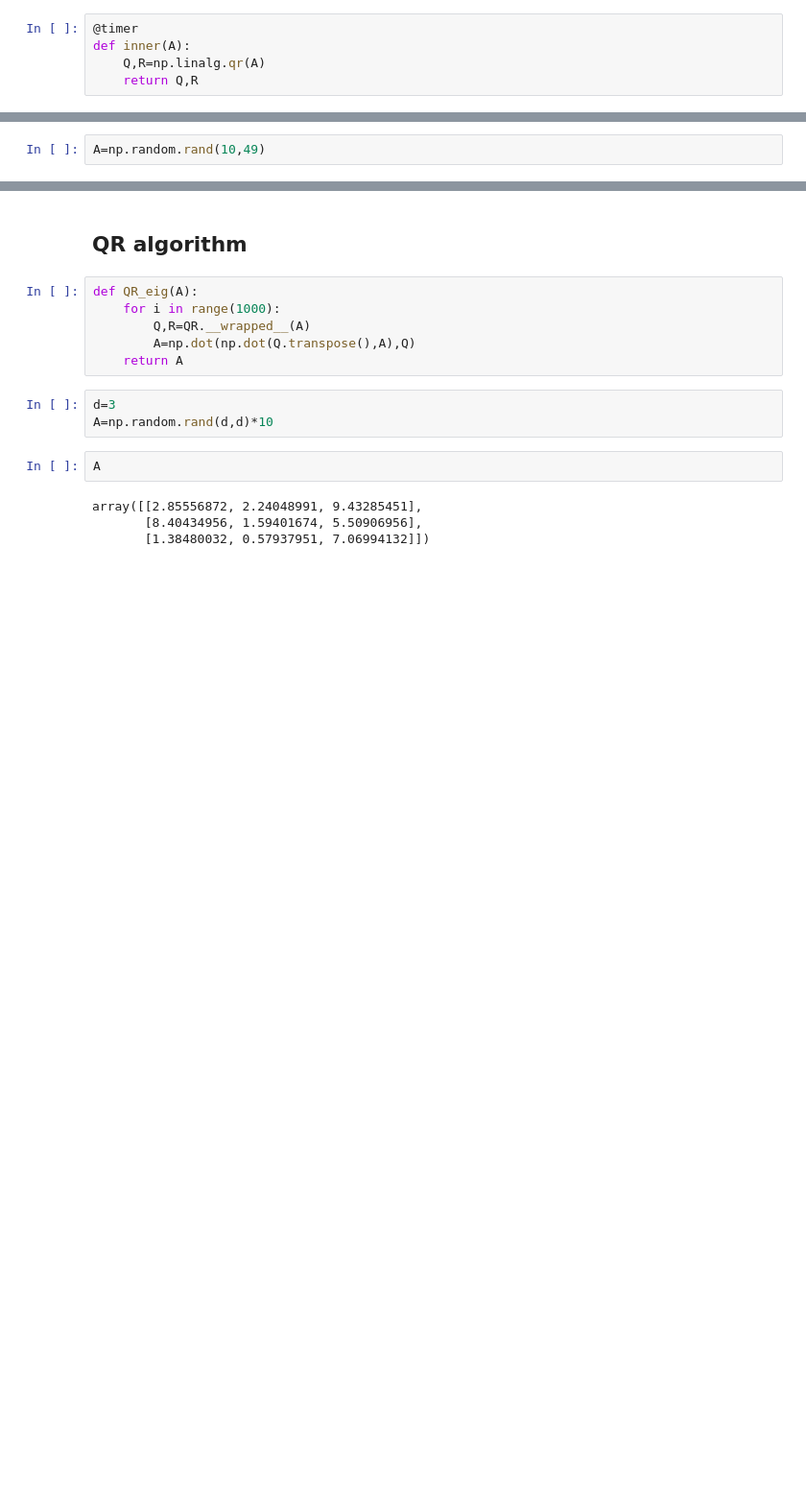
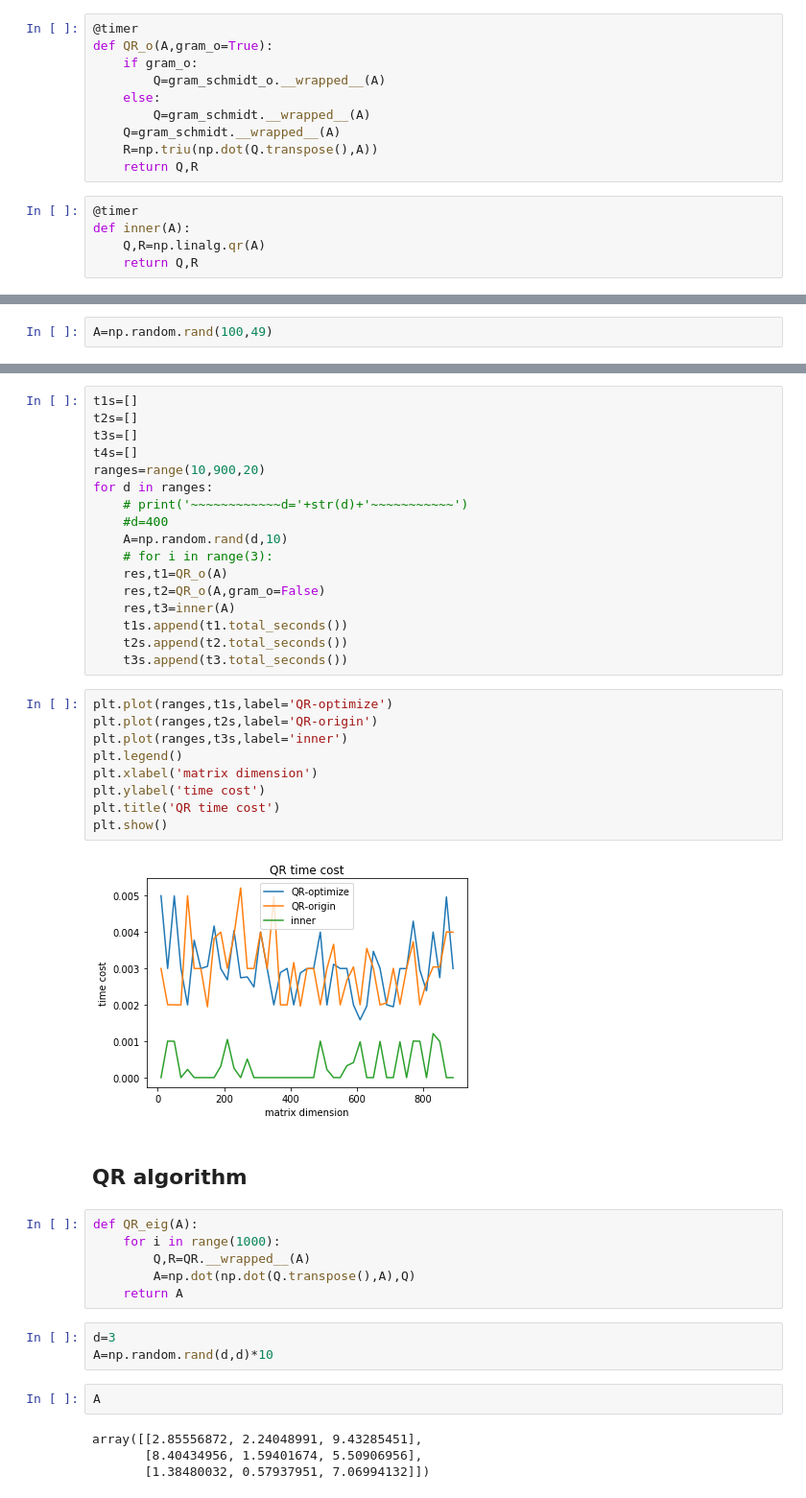
Before and after one commit to easilylazy/data-science, a Jupyter notebook: QR.ipynb, the cells around one changed output, grey strips where cells are left out. Shown: that part at 96% size. Saved outputs shown, nothing was run; the diff lists cells and outputs as text; blank space fills up the shorter version.

```diff
--- a/QR.ipynb
+++ b/QR.ipynb
@@ -68,6 +228,16 @@ def QR(A):
         for i in range(j+1):
             R[i][j]=np.dot(Q[:,i],A[:,j])
     return Q,R
+# %%
+@timer
+def QR_o(A,gram_o=True):
+    if gram_o:
+        Q=gram_schmidt_o.__wrapped__(A)
+    else:
+        Q=gram_schmidt.__wrapped__(A)
+    Q=gram_schmidt.__wrapped__(A)
+    R=np.triu(np.dot(Q.transpose(),A))
+    return Q,R
 # %%
 @timer
 def inner(A):
@@ -76,5 +248,5 @@ def inner(A):
 # %%
-A=np.random.rand(10,49)
+A=np.random.rand(100,49)
 # %%
 res,time=QR(A)
 Q,R=res
@@ -89,3 +265,31 @@ print(time)
+# %%
+t1s=[]
+t2s=[]
+t3s=[]
+t4s=[]
+ranges=range(10,900,20)
+for d in ranges:
+    # print('~~~~~~~~~~~~d='+str(d)+'~~~~~~~~~~~')
+    #d=400
+    A=np.random.rand(d,10)
+    # for i in range(3):
+    res,t1=QR_o(A)
+    res,t2=QR_o(A,gram_o=False)
+    res,t3=inner(A)
+    t1s.append(t1.total_seconds())
+    t2s.append(t2.total_seconds())
+    t3s.append(t3.total_seconds())
+# %%
+plt.plot(ranges,t1s,label='QR-optimize')
+plt.plot(ranges,t2s,label='QR-origin')
+plt.plot(ranges,t3s,label='inner')
+plt.legend()
+plt.xlabel('matrix dimension')
+plt.ylabel('time cost')
+plt.title('QR time cost')
+plt.show()
+# %% [output]
+[figure, added]
 # %% [markdown]
 ## QR algorithm
 # %%
```
Also changed, not shown: parts of 23 cells of this notebook, 4 other files.
